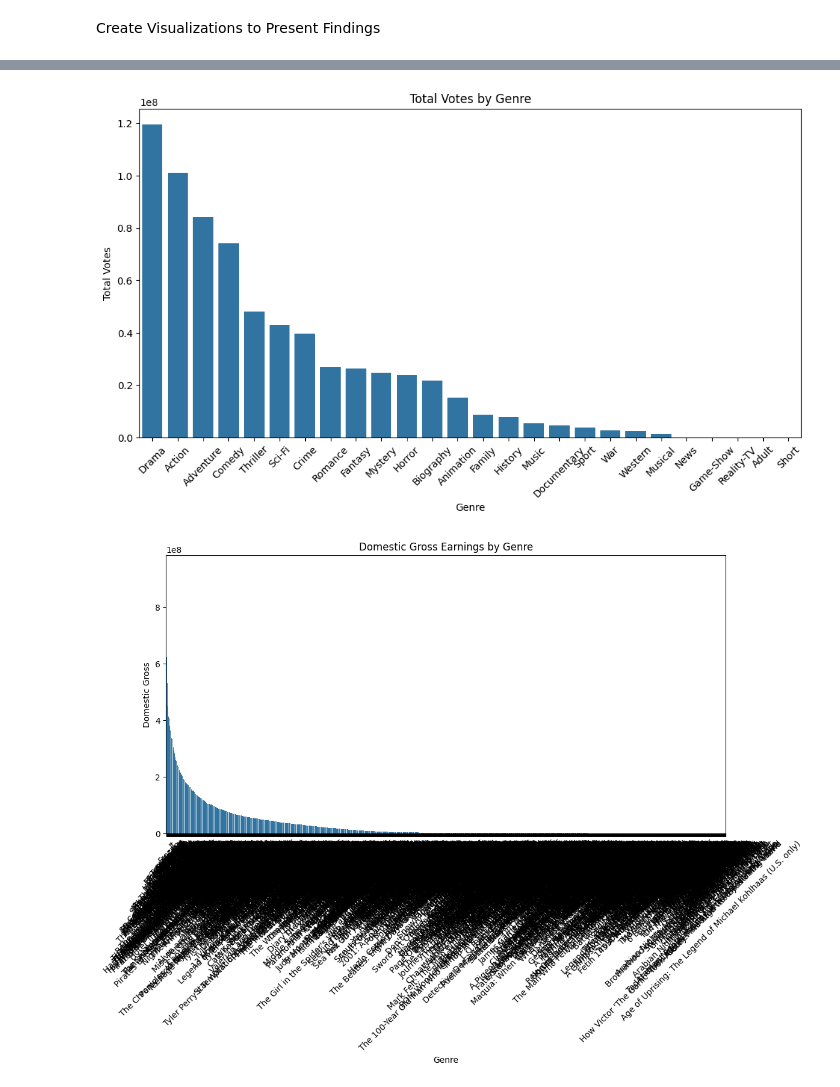
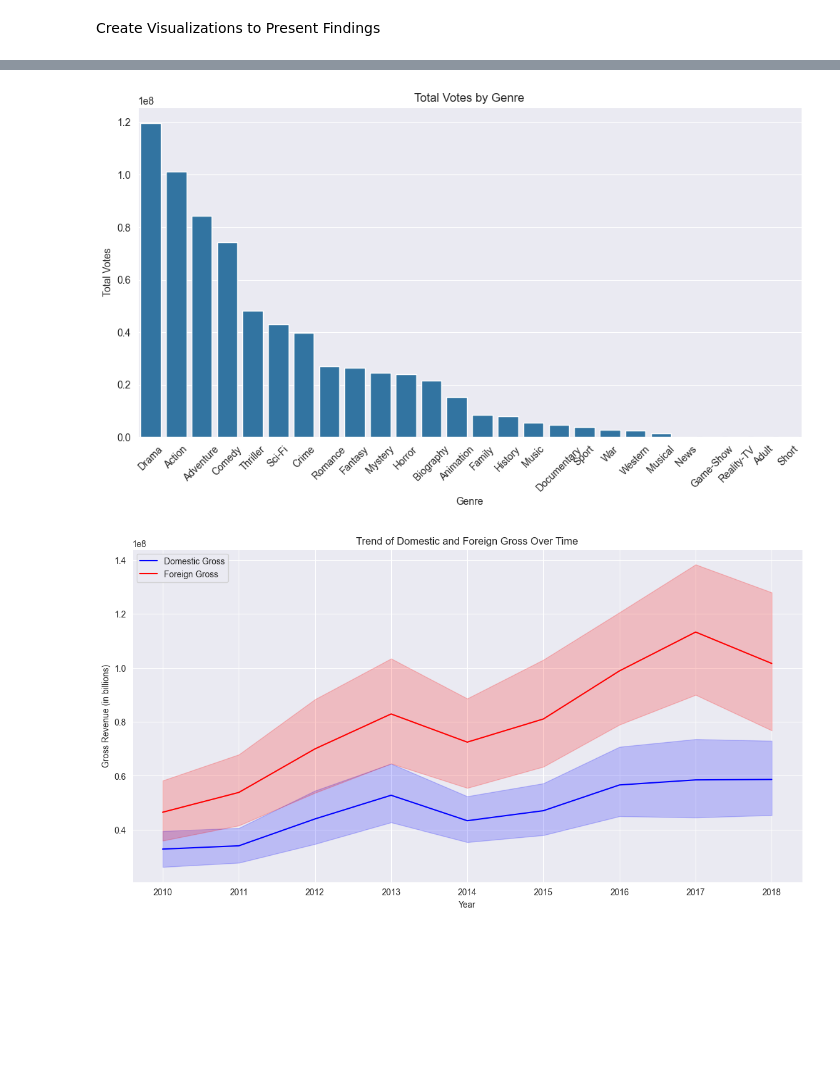
Before and after one commit to khadijaminaj/dsc-movie-studio, a Jupyter notebook: notebook.ipynb, the cells around one changed output, grey strips where cells are left out. Drawn from its saved outputs; the diff is of its cells as text; code cells hidden in the pictures; blank space fills up the shorter version.

Commit message:
Working on data visualization

```diff
--- a/notebook.ipynb
+++ b/notebook.ipynb
@@ -97,17 +97,12 @@ genre_rating_summary = sqlite_df_genres.groupby('genre').agg({
 
 print(genre_rating_summary)
 
-# Analyze genres in CSV data
-csv_genres = csv_df['title'].str.split(',', expand=True).stack().reset_index(level=1, drop=True)
-csv_df_genres = csv_df[['title', 'domestic_gross', 'foreign_gross']].join(csv_genres.rename('genre'))
 
-# Aggregate data by genre
-genre_gross_summary = csv_df_genres.groupby('genre').agg({
-    'domestic_gross': 'sum',
-    'foreign_gross': 'sum'
-}).reset_index()
-
-print(genre_gross_summary)
+# Calculate total gross (domestic + foreign)
+csv_df['total_gross'] = csv_df['domestic_gross'] + csv_df['foreign_gross']
+# Top 10 movies by total gross
+top_movies = csv_df.sort_values(by='total_gross', ascending=False).head(10)
+print(top_movies[['title', 'studio', 'total_gross']])
 # %% [output]
           genre  averagerating   numvotes
 0        Action       5.810361  101161682
@@ -150,20 +145,14 @@ plt.ylabel('Total Votes')
 plt.xticks(rotation=45)
 plt.show()
 
-# Visualization 3: Gross Earnings by Genre
-plt.figure(figsize=(12, 6))
-sns.barplot(x='genre', y='domestic_gross', data=genre_gross_summary.sort_values(by='domestic_gross', ascending=False))
-plt.title('Domestic Gross Earnings by Genre')
-plt.xlabel('Genre')
-plt.ylabel('Domestic Gross')
-plt.xticks(rotation=45)
+# Plot domestic and foreign gross over time
+plt.figure(figsize=(14, 7))
+sns.lineplot(data=csv_df, x='year', y='domestic_gross', label='Domestic Gross', color='blue')
+sns.lineplot(data=csv_df, x='year', y='foreign_gross', label='Foreign Gross', color='red')
+plt.title('Trend of Domestic and Foreign Gross Over Time')
+plt.xlabel('Year')
+plt.ylabel('Gross Revenue (in billions)')
+plt.legend()
+plt.grid(True)
 plt.show()
-
-plt.figure(figsize=(12, 6))
-sns.barplot(x='genre', y='foreign_gross', data=genre_gross_summary.sort_values(by='foreign_gross', ascending=False))
-plt.title('Foreign Gross Earnings by Genre')
-plt.xlabel('Genre')
-plt.ylabel('Foreign Gross')
-plt.xticks(rotation=45)
-plt.show()
 # %% [output]
@@ -171,2 +160,2 @@ plt.show()
-[figure, old version]
+[figure, new version]
-[figure, old version]
+[figure, new version]
```
Also changed, not shown: parts of 3 cells of this notebook.
